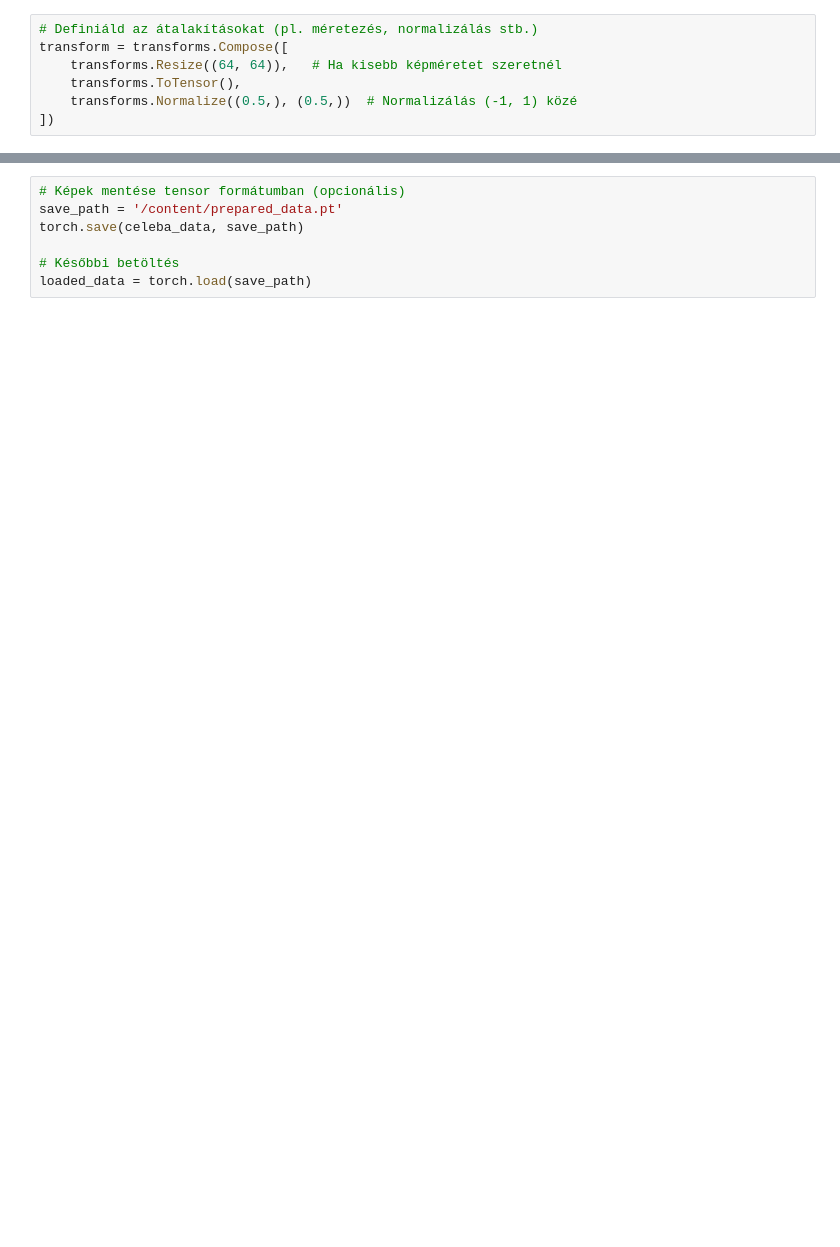
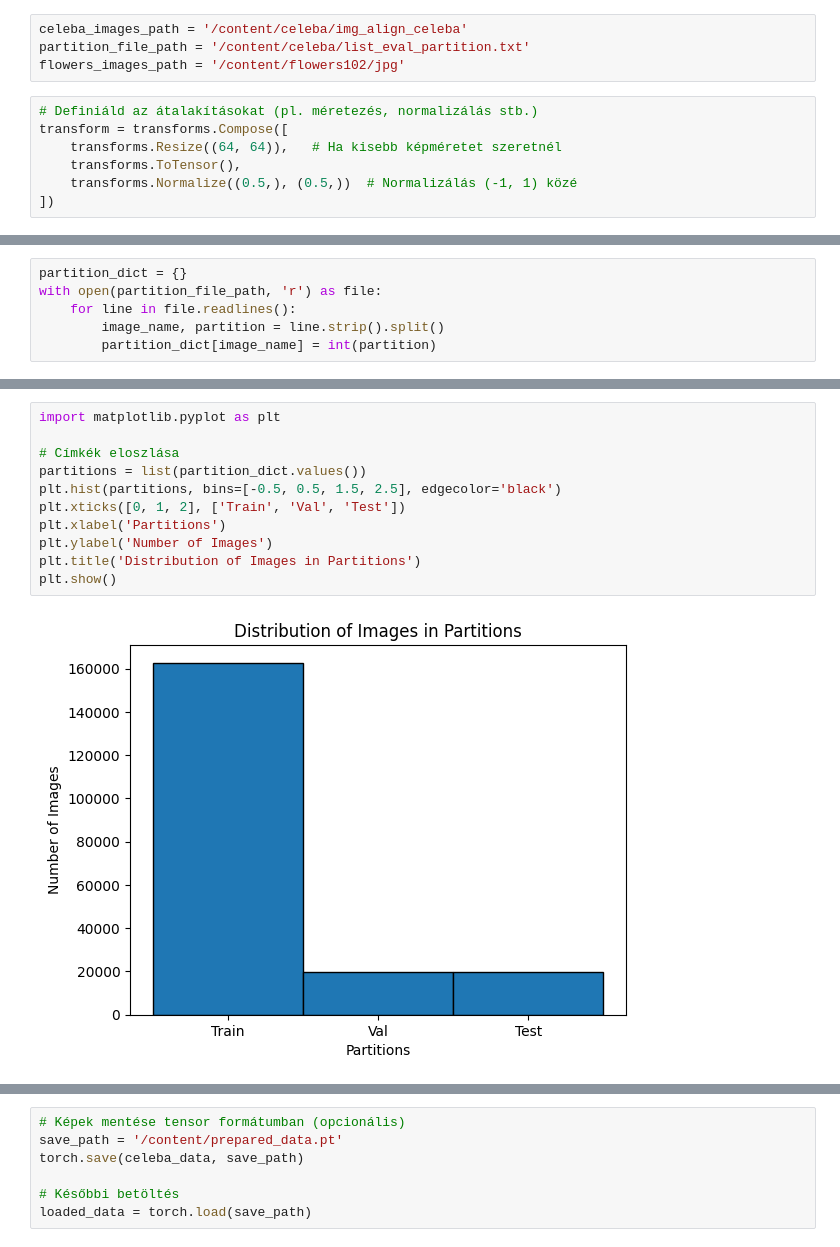
Before and after one commit to davidpataki0/DL-Project-work_Slepp, a Jupyter notebook: Project-work_Slepp.ipynb, the cells around one changed output, grey strips where cells are left out. Drawn from its saved outputs; the diff is of its cells as text; blank space fills up the shorter version.

```diff
--- a/Project-work_Slepp.ipynb
+++ b/Project-work_Slepp.ipynb
@@ -29,3 +126,7 @@ Streaming output truncated to the last 5000 lines.
+# %%
+celeba_images_path = '/content/celeba/img_align_celeba'
+partition_file_path = '/content/celeba/list_eval_partition.txt'
+flowers_images_path = '/content/flowers102/jpg'
 # %%
 # Definiáld az átalakításokat (pl. méretezés, normalizálás stb.)
 transform = transforms.Compose([
@@ -83,0 +157,6 @@ torch.Size([64, 3, 64, 64])
+# %%
+partition_dict = {}
+with open(partition_file_path, 'r') as file:
+    for line in file.readlines():
+        image_name, partition = line.strip().split()
+        partition_dict[image_name] = int(partition)
@@ -83,0 +201,13 @@ torch.Size([64, 3, 64, 64])
+# %%
+import matplotlib.pyplot as plt
+
+# Címkék eloszlása
+partitions = list(partition_dict.values())
+plt.hist(partitions, bins=[-0.5, 0.5, 1.5, 2.5], edgecolor='black')
+plt.xticks([0, 1, 2], ['Train', 'Val', 'Test'])
+plt.xlabel('Partitions')
+plt.ylabel('Number of Images')
+plt.title('Distribution of Images in Partitions')
+plt.show()
+# %% [output]
+[figure, added]
```
Also changed, not shown: parts of 20 cells of this notebook.
